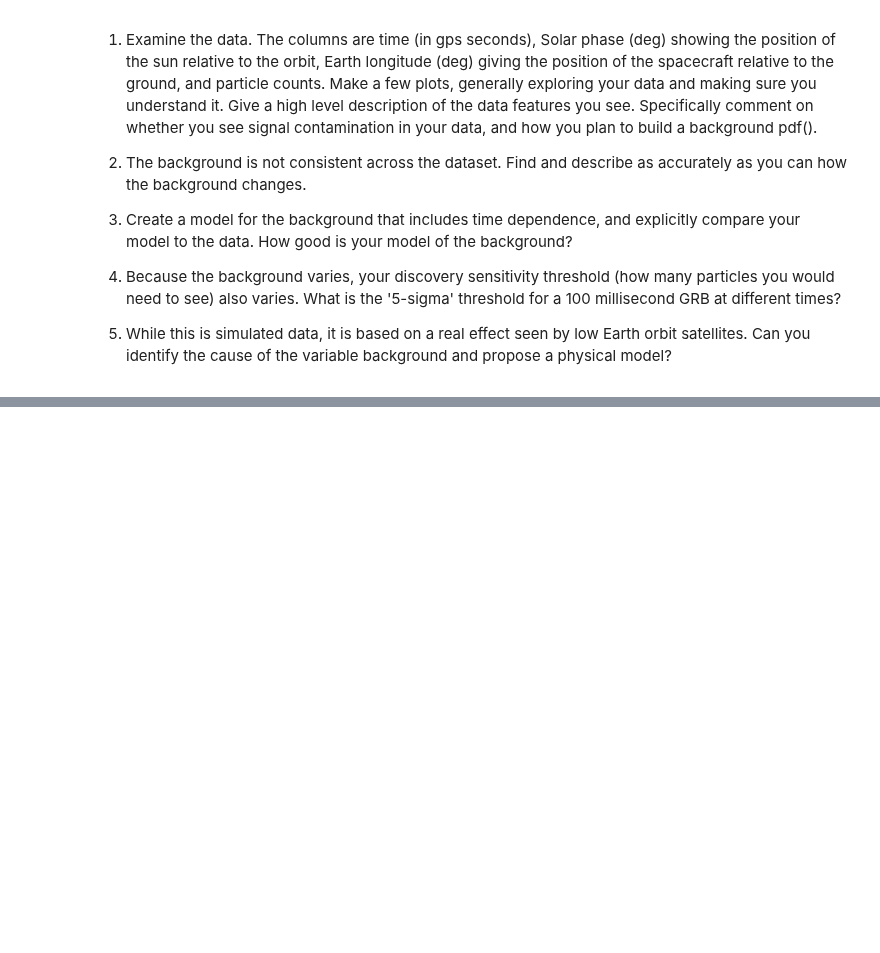
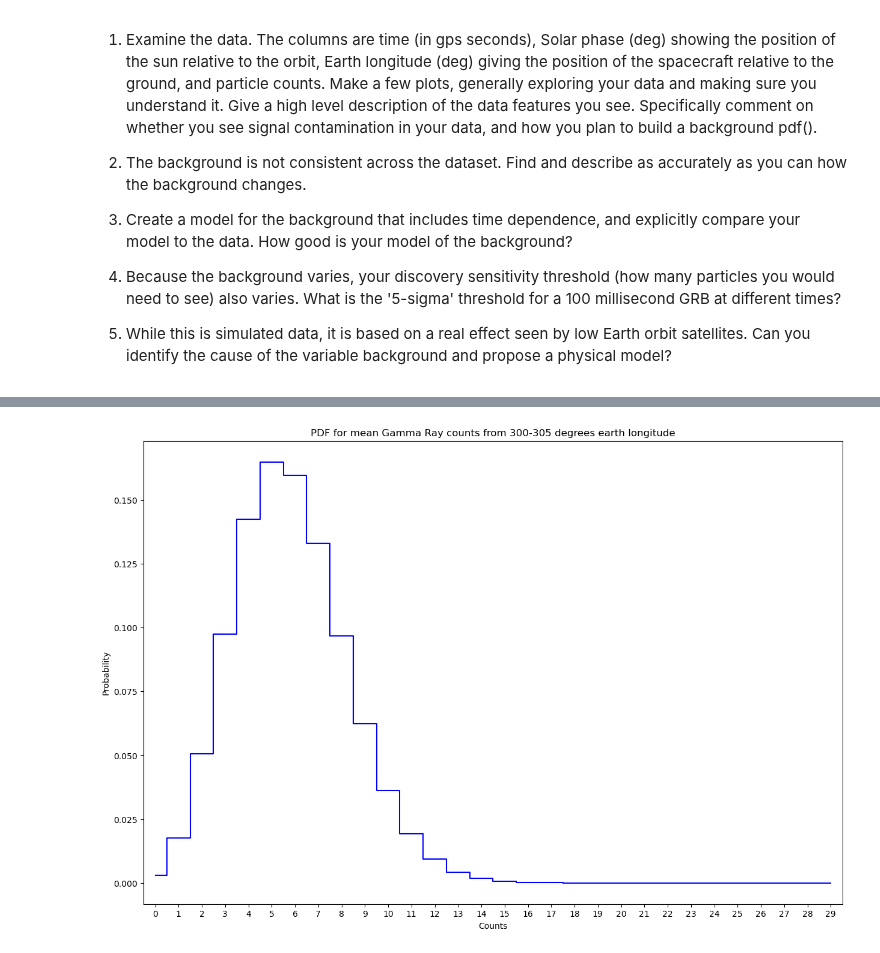
Before and after one commit to OwenCJ/Adv_lab-phys-434, a Jupyter notebook: Lab_4.ipynb, the cells around one changed output, grey strips where cells are left out. Drawn from its saved outputs; the diff is of its cells as text; code cells hidden in the pictures; blank space fills up the shorter version.

```diff
--- a/Lab_4.ipynb
+++ b/Lab_4.ipynb
@@ -225,0 +299,100 @@ ValueError: cannot reshape array of size 25920001 into shape (100)
+# %%
+# Histogram of data for same orbital degree ( first 300 to 305 degrees)
+
+lon_start = 300
+lon_end = 305
+
+earth_longitude = data[2]
+counts = data[3]
+
+mask = (earth_longitude >= lon_start) & (earth_longitude <= lon_end)
+
+selected_counts = counts[mask]
+
+count_list = np.arange(0, 30)
+
+num_count_val = np.bincount(selected_counts.astype(int), minlength=30)[:30]
+prob_num_counts = num_count_val / len(selected_counts)
+
+fig, ax = plt.subplots(1, 1)
+ax.step(
+    count_list,
+    prob_num_counts,
+    where='mid',
+    linewidth=1.5,
+    color='blue',
+)
+
+ax.set_xticks(count_list)
+ax.set_xlim(-0.5, len(count_list) - 0.5)
+ax.set_xlabel('Counts')
+ax.set_ylabel('Probability')
+ax.set_title('PDF for mean Gamma Ray counts from 300-305 degrees earth longitude')
+
+# Now doing the same as above except at 325 degrees
+lon_start = 325
+lon_end = 330
+
+earth_longitude = data[2]
+counts = data[3]
+
+mask = (earth_longitude >= lon_start) & (earth_longitude <= lon_end)
+
+selected_counts = counts[mask]
+
+count_list = np.arange(0, 30)
+
+num_count_val = np.bincount(selected_counts.astype(int), minlength=30)[:30]
+prob_num_counts = num_count_val / len(selected_counts)
+
+fig, ax = plt.subplots(1, 1)
+ax.step(
+    count_list,
+    prob_num_counts,
+    where='mid',
+    linewidth=1.5,
+    color='blue',
+)
+
+
+ax.set_xlabel('Counts')
+ax.set_ylabel('Probability')
+ax.set_title('PDF for mean Gamma Ray counts from 325-330 degrees earth longitude')
+ax.set_xticks(count_list)
+ax.set_xlim(-0.5, len(count_list) - 0.5)
+plt.show()
+
+# Now doing the same as above except at start of data
+lon_start = data[2][0]
+lon_end = lon_start + 5
+
+earth_longitude = data[2]
+counts = data[3]
+
+mask = (earth_longitude >= lon_start) & (earth_longitude <= lon_end)
+
+selected_counts = counts[mask]
+
+count_list = np.arange(0, 30)
+
+num_count_val = np.bincount(selected_counts.astype(int), minlength=30)[:30]
+prob_num_counts = num_count_val / len(selected_counts)
+
+fig, ax = plt.subplots(1, 1)
+ax.step(
+    count_list,
+    prob_num_counts,
+    where='mid',
+    linewidth=1.5,
+    color='blue',
+)
+
+ax.set_yscale('log')
+ax.set_xlabel('Counts')
+ax.set_ylabel('Probability')
+ax.set_title('PDF for mean Gamma Ray counts from 325-330 degrees earth longitude')
+ax.set_xticks(count_list)
+ax.set_xlim(-0.5, len(count_list) - 0.5)
+plt.show()
+# %% [output]
+[figure, added]
```
Also changed, not shown: parts of 30 cells of this notebook.
